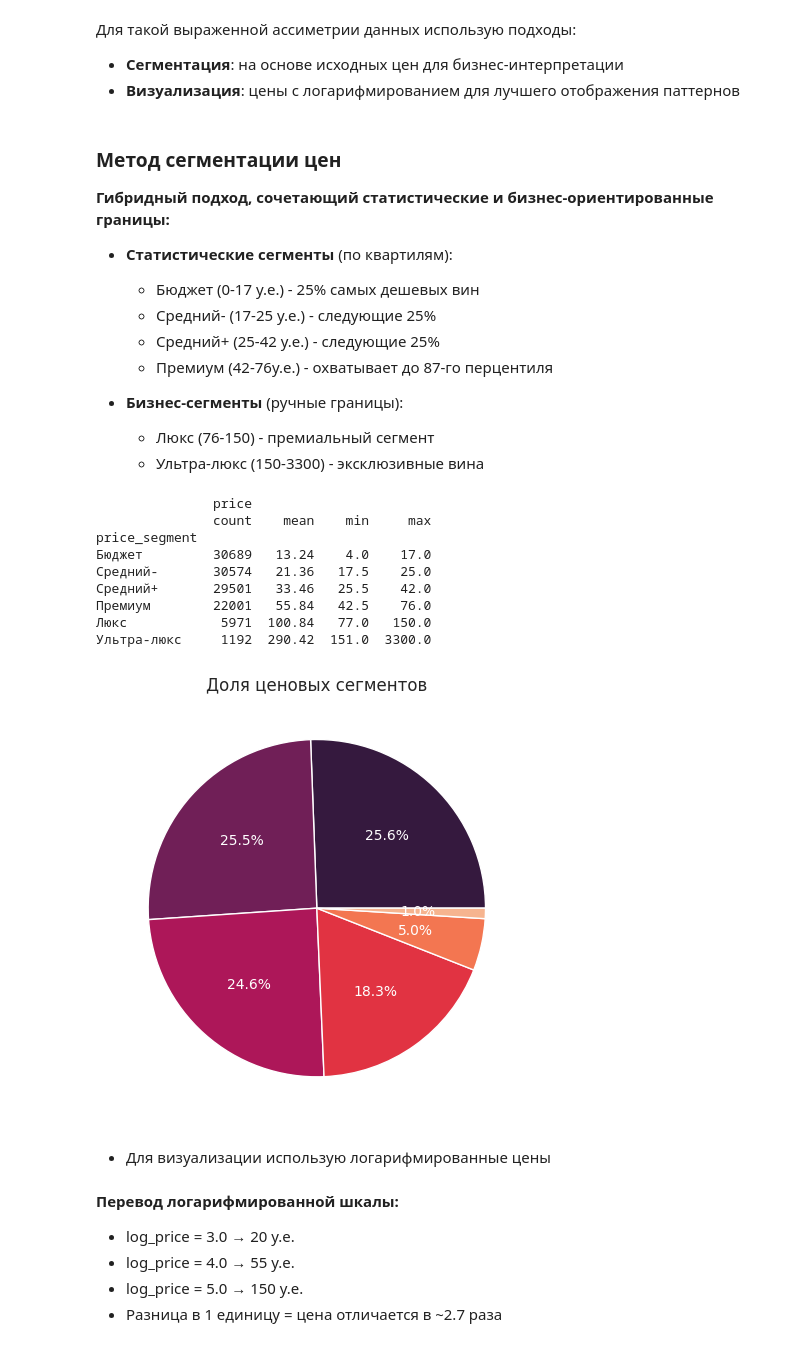
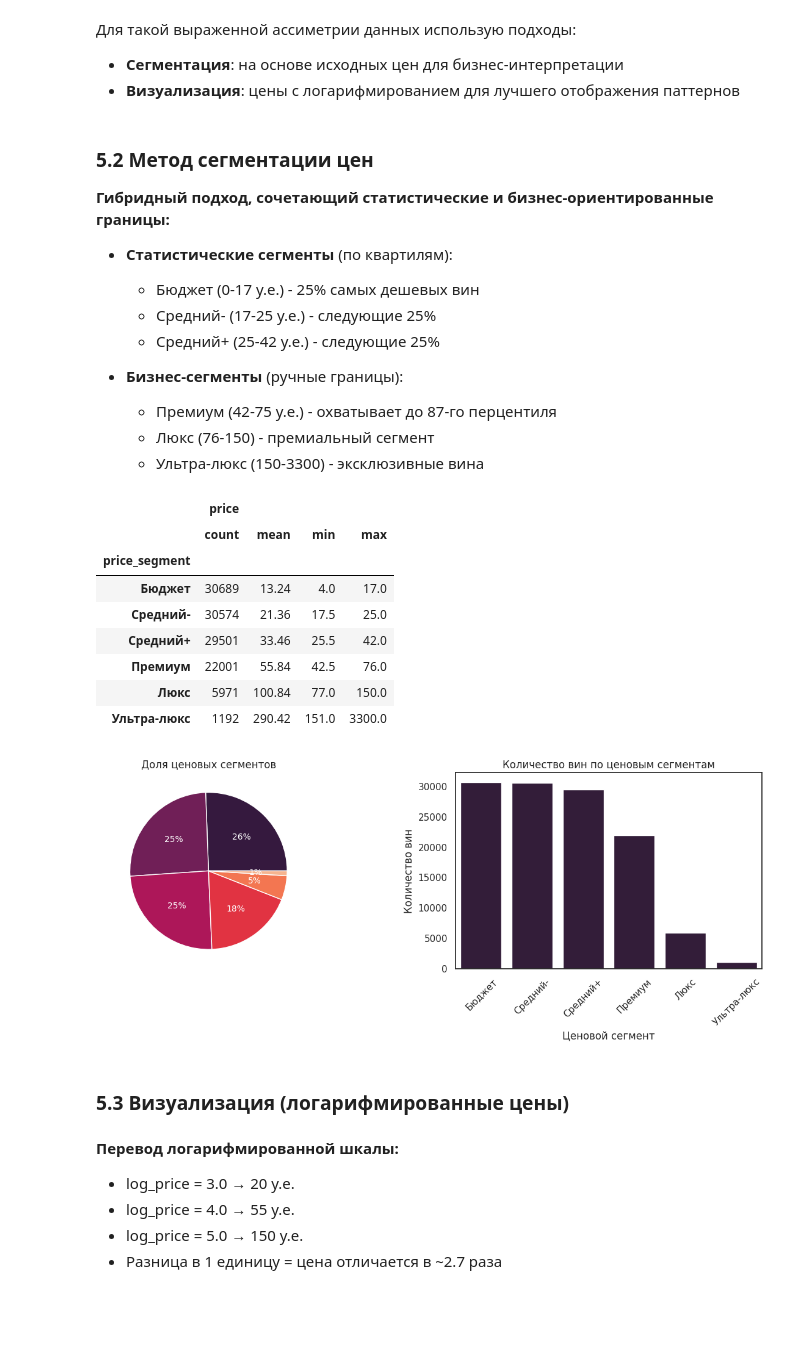
Before and after one commit to 26Ginger/wine-reviews, a Jupyter notebook: notebooks/02_EDA_Analysis.ipynb, the cells around one changed output. Cells and saved outputs as stored; diff of their text form; code cells hidden in the pictures; blank space fills up the shorter version.

```diff
--- a/notebooks/02_EDA_Analysis.ipynb
+++ b/notebooks/02_EDA_Analysis.ipynb
@@ -87,0 +79,18 @@ df.sample(2)
+# %%
+dtype_mapping = {
+   'country':'category',
+   'designation':'category',
+   'province':'category',
+   'region_1':'category',
+   'variety':'category',
+   'winery':'category',
+   'continent':'category',
+   'color':'category',
+   'age_category':'category',
+   'year':'Int64',
+   'wine_age':'Int64'
+}
+
+df = pd.read_csv('../data/wine_reviews_cleaned.csv', dtype=dtype_mapping)
+
+df.sample(2)
@@ -539,7 +950,7 @@ print(f'• Вин дороже у.е.500: {(df['price'] > 500).sum()} ({(df['pr
 - **Сегментация**: на основе исходных цен для бизнес-интерпретации
 - **Визуализация**: цены с логарифмированием для лучшего отображения паттернов
 # %% [markdown]
-### Метод сегментации цен
+### 5.2 Метод сегментации цен
 
 **Гибридный подход, сочетающий статистические и бизнес-ориентированные границы:**
 
@@ -547,44 +958,54 @@ print(f'• Вин дороже у.е.500: {(df['price'] > 500).sum()} ({(df['pr
   - Бюджет (0-17 у.е.) - 25% самых дешевых вин
   - Средний- (17-25 у.е.) - следующие 25%
   - Средний+ (25-42 у.е.) - следующие 25%
-  - Премиум (42-76у.е.) - охватывает до 87-го перцентиля
 
 - **Бизнес-сегменты** (ручные границы):
+  - Премиум (42-75 у.е.) - охватывает до 87-го перцентиля
   - Люкс (76-150) - премиальный сегмент
   - Ультра-люкс (150-3300) - эксклюзивные вина
 # %%
 df['price_segment'] = pd.cut(df['price'],
                            bins=[0, 17, 25, 42, 76, 150, df['price'].max()],
-                           labels=['Бюджет', 'Средний-', 'Средний+', 'Премиум', 'Люкс', 'Ультра-люкс'])
+                           labels=['Бюджет','Средний-','Средний+','Премиум','Люкс','Ультра-люкс'])
 
 segment_stats = df.groupby('price_segment').agg({
-    'price': ['count', 'mean', 'min', 'max']
+   'price': ['count','mean','min','max']
 }).round(2)
-print(segment_stats)
+segment_stats
 # %% [output]
-               price
-               count    mean    min     max
-price_segment
-Бюджет         30689   13.24    4.0    17.0
-Средний-       30574   21.36   17.5    25.0
-Средний+       29501   33.46   25.5    42.0
-Премиум        22001   55.84   42.5    76.0
-Люкс            5971  100.84   77.0   150.0
-Ультра-люкс     1192  290.42  151.0  3300.0
+|  | price |  |  |  |
+|  | count | mean | min | max |
+| price_segment |  |  |  |  |
+| Бюджет | 30689 | 13.24 | 4.0 | 17.0 |
+| Средний- | 30574 | 21.36 | 17.5 | 25.0 |
+| Средний+ | 29501 | 33.46 | 25.5 | 42.0 |
+| Премиум | 22001 | 55.84 | 42.5 | 76.0 |
+| Люкс | 5971 | 100.84 | 77.0 | 150.0 |
+| Ультра-люкс | 1192 | 290.42 | 151.0 | 3300.0 |
 # %%
+segment_counts = df['price_segment'].value_counts()
+plt.figure(figsize=(12, 5))
+plt.subplot(1, 2, 1)
 segment_counts = df['price_segment'].value_counts()
 plt.pie(
     segment_counts.values,
     labels=segment_counts.index,
-    autopct='%1.1f%%',
-    textprops={'color': 'white', 'fontsize': 10})
+    autopct='%1.0f%%',
+    textprops={'color':'white','fontsize': 10})
 plt.title('Доля ценовых сегментов')
+
+plt.subplot(1, 2, 2)
+sns.barplot(x=segment_counts.index, y=segment_counts.values)
+plt.title('Количество вин по ценовым сегментам')
+plt.xlabel('Ценовой сегмент')
+plt.ylabel('Количество вин')
+plt.xticks(rotation=45)
 plt.tight_layout()
 plt.show()
 # %% [output]
-[figure, old version]
+[figure, new version]
 # %% [markdown]
-*  Для визуализации использую логарифмированные цены
+### 5.3 Визуализация (логарифмированные цены)
 # %% [markdown]
 **Перевод логарифмированной шкалы:**
 - log_price = 3.0 → 20 у.е.
```
Also changed, not shown: parts of 278 cells of this notebook, 2 other files.
